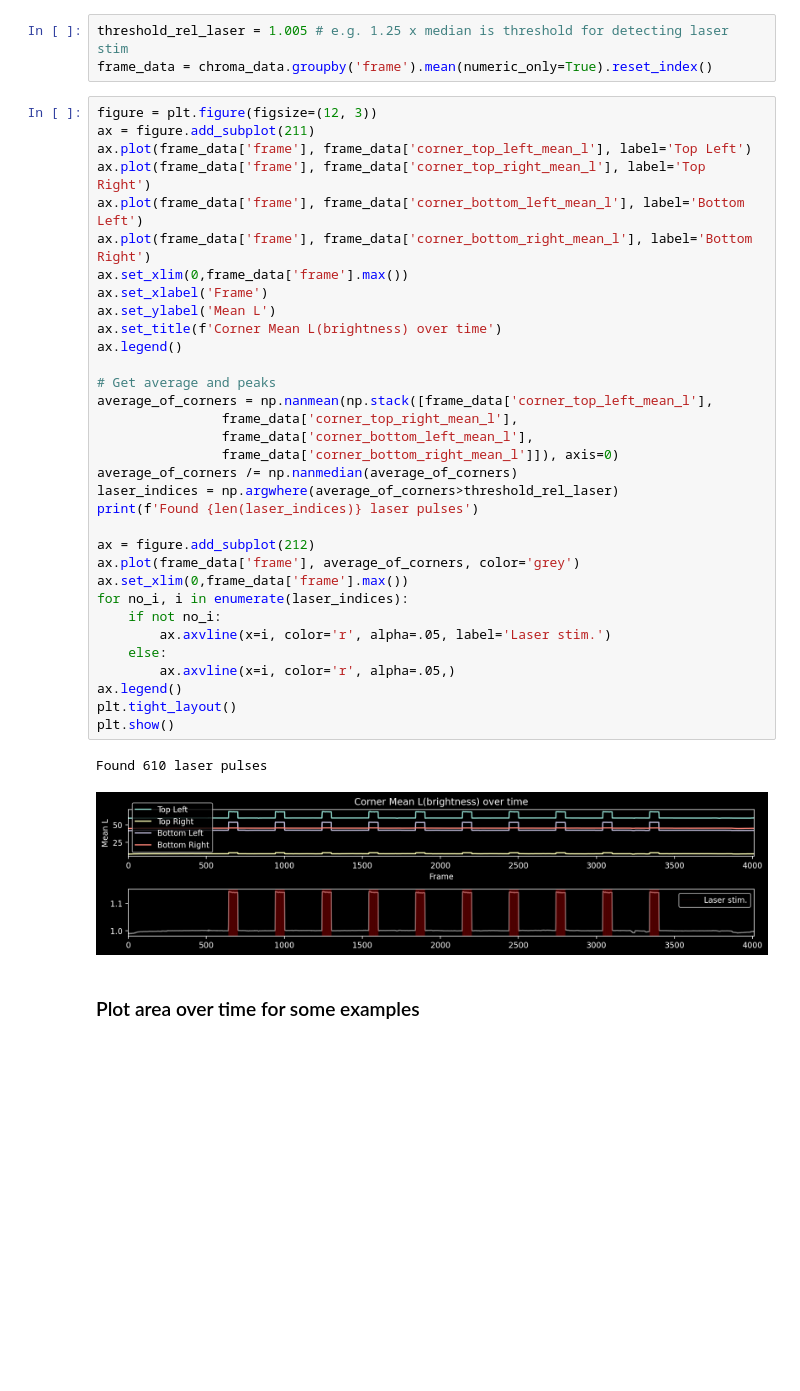
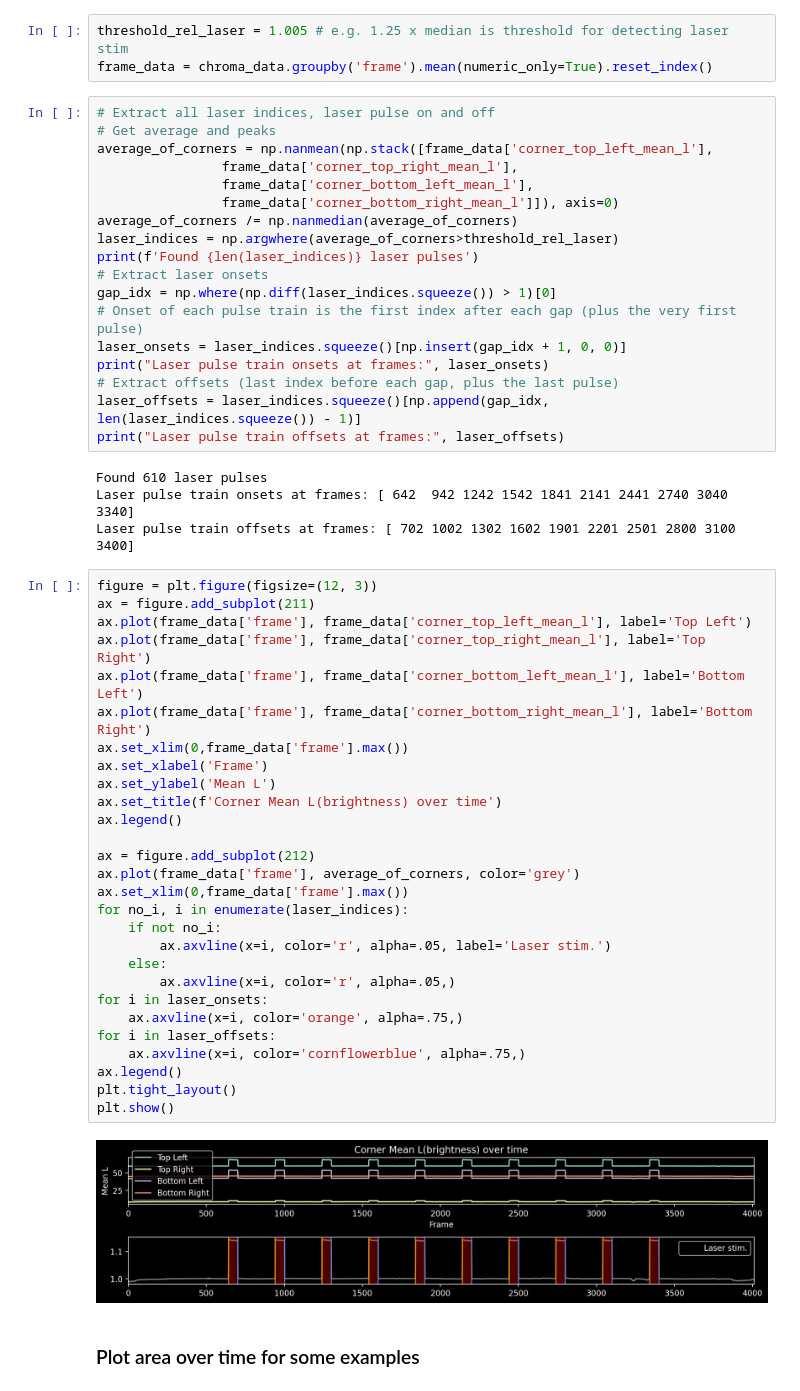
Before and after one commit to horsto/chroma, a Jupyter notebook: code/load_data.ipynb, the cells around one changed output. Saved outputs shown, nothing was run; the diff lists cells and outputs as text; blank space fills up the shorter version.

```diff
--- a/code/load_data.ipynb
+++ b/code/load_data.ipynb
@@ -105,42 +105,58 @@ plt.show()
 # %%
 threshold_rel_laser = 1.005 # e.g. 1.25 x median is threshold for detecting laser stim
 frame_data = chroma_data.groupby('frame').mean(numeric_only=True).reset_index()
+# %%
+# Extract all laser indices, laser pulse on and off
+# Get average and peaks
+average_of_corners = np.nanmean(np.stack([frame_data['corner_top_left_mean_l'],
+                frame_data['corner_top_right_mean_l'],
+                frame_data['corner_bottom_left_mean_l'],
+                frame_data['corner_bottom_right_mean_l']]), axis=0)
+average_of_corners /= np.nanmedian(average_of_corners)
+laser_indices = np.argwhere(average_of_corners>threshold_rel_laser)
+print(f'Found {len(laser_indices)} laser pulses')
+# Extract laser onsets
+gap_idx = np.where(np.diff(laser_indices.squeeze()) > 1)[0]
+# Onset of each pulse train is the first index after each gap (plus the very first pulse)
+laser_onsets = laser_indices.squeeze()[np.insert(gap_idx + 1, 0, 0)]
+print("Laser pulse train onsets at frames:", laser_onsets)
+# Extract offsets (last index before each gap, plus the last pulse)
+laser_offsets = laser_indices.squeeze()[np.append(gap_idx, len(laser_indices.squeeze()) - 1)]
+print("Laser pulse train offsets at frames:", laser_offsets)
+# %% [output]
+Found 610 laser pulses
+Laser pulse train onsets at frames: [ 642  942 1242 1542 1841 2141 2441 2740 3040 3340]
+Laser pulse train offsets at frames: [ 702 1002 1302 1602 1901 2201 2501 2800 3100 3400]
 # %%
 figure = plt.figure(figsize=(12, 3))
 ax = figure.add_subplot(211)
 ax.plot(frame_data['frame'], frame_data['corner_top_left_mean_l'], label='Top Left')
 ax.plot(frame_data['frame'], frame_data['corner_top_right_mean_l'], label='Top Right')
 ax.plot(frame_data['frame'], frame_data['corner_bottom_left_mean_l'], label='Bottom Left')
 ax.plot(frame_data['frame'], frame_data['corner_bottom_right_mean_l'], label='Bottom Right')
 ax.set_xlim(0,frame_data['frame'].max())
 ax.set_xlabel('Frame')
 ax.set_ylabel('Mean L')
 ax.set_title(f'Corner Mean L(brightness) over time')
 ax.legend()
 
-# Get average and peaks
-average_of_corners = np.nanmean(np.stack([frame_data['corner_top_left_mean_l'],
-                frame_data['corner_top_right_mean_l'],
-                frame_data['corner_bottom_left_mean_l'],
-                frame_data['corner_bottom_right_mean_l']]), axis=0)
-average_of_corners /= np.nanmedian(average_of_corners)
-laser_indices = np.argwhere(average_of_corners>threshold_rel_laser)
-print(f'Found {len(laser_indices)} laser pulses')
-
 ax = figure.add_subplot(212)
 ax.plot(frame_data['frame'], average_of_corners, color='grey')
 ax.set_xlim(0,frame_data['frame'].max())
 for no_i, i in enumerate(laser_indices):
     if not no_i:
         ax.axvline(x=i, color='r', alpha=.05, label='Laser stim.')
     else:
         ax.axvline(x=i, color='r', alpha=.05,)
+for i in laser_onsets:
+    ax.axvline(x=i, color='orange', alpha=.75,)
+for i in laser_offsets:
+    ax.axvline(x=i, color='cornflowerblue', alpha=.75,)
 ax.legend()
 plt.tight_layout()
 plt.show()
 # %% [output]
-Found 610 laser pulses
-[figure, old version]
+[figure, new version]
 # %% [markdown]
 ### Plot area over time for some examples
 # %%
```
Also changed, not shown: parts of 3 cells of this notebook.
